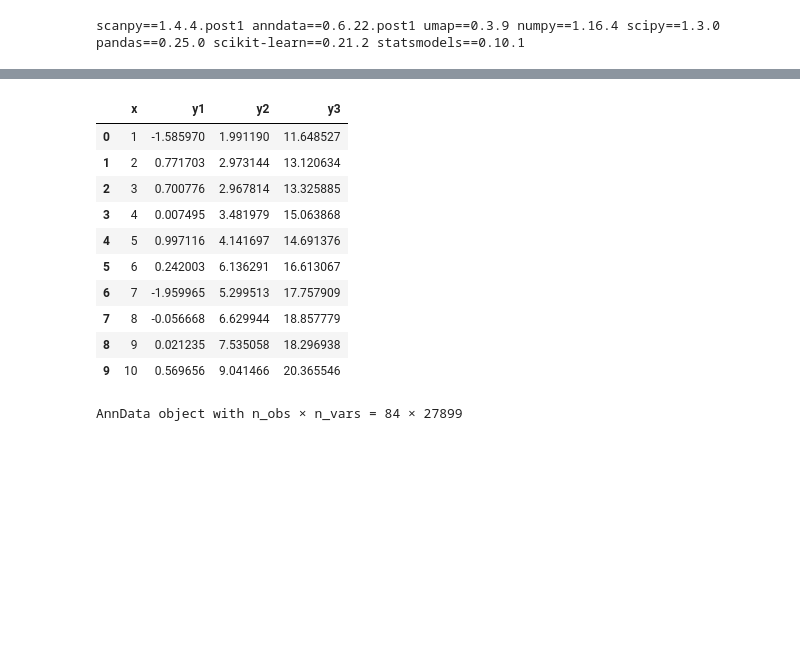
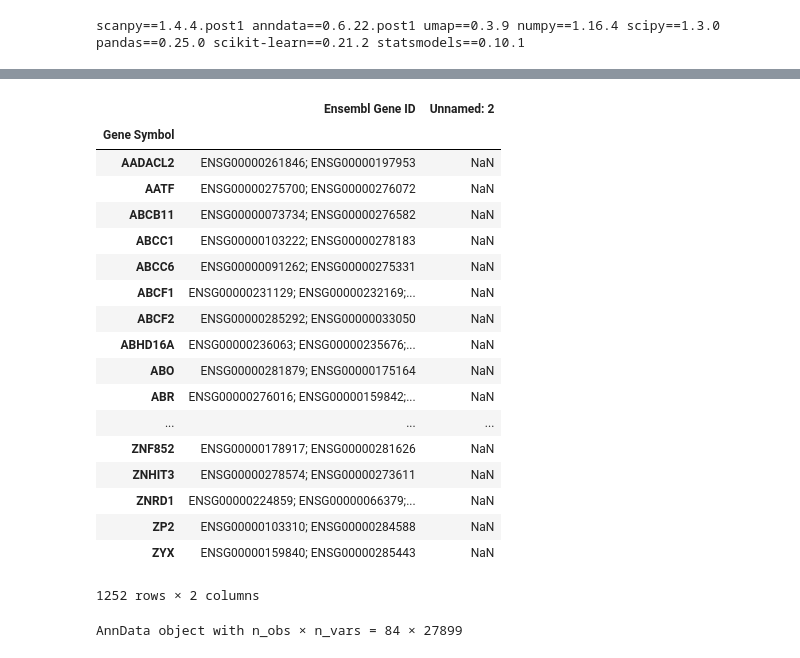
Before and after one commit to hypercubestart/CausalAssociation, a Jupyter notebook: Preprocessing.ipynb, the cells around one changed output, grey strips where cells are left out. Saved outputs shown, nothing was run; the diff lists cells and outputs as text; code cells hidden in the pictures; blank space fills up the shorter version.

```diff
--- a/Preprocessing.ipynb
+++ b/Preprocessing.ipynb
@@ -46,18 +79,26 @@ df_gene_conversion['Ensembl Gene ID'].apply(lambda x: x.split("; ")[4])
-# %%
-df=pd.DataFrame({'x': range(1,11), 'y1': np.random.randn(10), 'y2': np.random.randn(10)+range(1,11), 'y3': np.random.randn(10)+range(11,21) })
-df
-# %% [output]
-|  | x | y1 | y2 | y3 |
-| 0 | 1 | -1.585970 | 1.991190 | 11.648527 |
-| 1 | 2 | 0.771703 | 2.973144 | 13.120634 |
-| 2 | 3 | 0.700776 | 2.967814 | 13.325885 |
-| 3 | 4 | 0.007495 | 3.481979 | 15.063868 |
-| 4 | 5 | 0.997116 | 4.141697 | 14.691376 |
-| 5 | 6 | 0.242003 | 6.136291 | 16.613067 |
-| 6 | 7 | -1.959965 | 5.299513 | 17.757909 |
-| 7 | 8 | -0.056668 | 6.629944 | 18.857779 |
-| 8 | 9 | 0.021235 | 7.535058 | 18.296938 |
-| 9 | 10 | 0.569656 | 9.041466 | 20.365546 |
+# %%
+a = pd.read_csv('/home/aliu/Projects/causalAssociation/src/gene_symbol_to_ensembl.txt', sep='\t', header = 0, index_col = 0, engine='python')
+a[a['Ensembl Gene ID'].str.contains(";")]
+# %% [output]
+|  | Ensembl Gene ID | Unnamed: 2 |
+| Gene Symbol |  |  |
+| AADACL2 | ENSG00000261846; ENSG00000197953 | NaN |
+| AATF | ENSG00000275700; ENSG00000276072 | NaN |
+| ABCB11 | ENSG00000073734; ENSG00000276582 | NaN |
+| ABCC1 | ENSG00000103222; ENSG00000278183 | NaN |
+| ABCC6 | ENSG00000091262; ENSG00000275331 | NaN |
+| ABCF1 | ENSG00000231129; ENSG00000232169;... | NaN |
+| ABCF2 | ENSG00000285292; ENSG00000033050 | NaN |
+| ABHD16A | ENSG00000236063; ENSG00000235676;... | NaN |
+| ABO | ENSG00000281879; ENSG00000175164 | NaN |
+| ABR | ENSG00000276016; ENSG00000159842;... | NaN |
+| ... | ... | ... |
+| ZNF852 | ENSG00000178917; ENSG00000281626 | NaN |
+| ZNHIT3 | ENSG00000278574; ENSG00000273611 | NaN |
+| ZNRD1 | ENSG00000224859; ENSG00000066379;... | NaN |
+| ZP2 | ENSG00000103310; ENSG00000284588 | NaN |
+| ZYX | ENSG00000159840; ENSG00000285443 | NaN |
+1252 rows × 2 columns
 # %%
 # import data as AnnData
 adata = sc.read_csv('/home/aliu/omics4tb2/aliu/projects/causalAssociation/results/expected/GSM3587977_AML707B-D97.transpose.dem.txt', delimiter='\t', )
```
Also changed, not shown: parts of 1 cell of this notebook, 4 other files.
